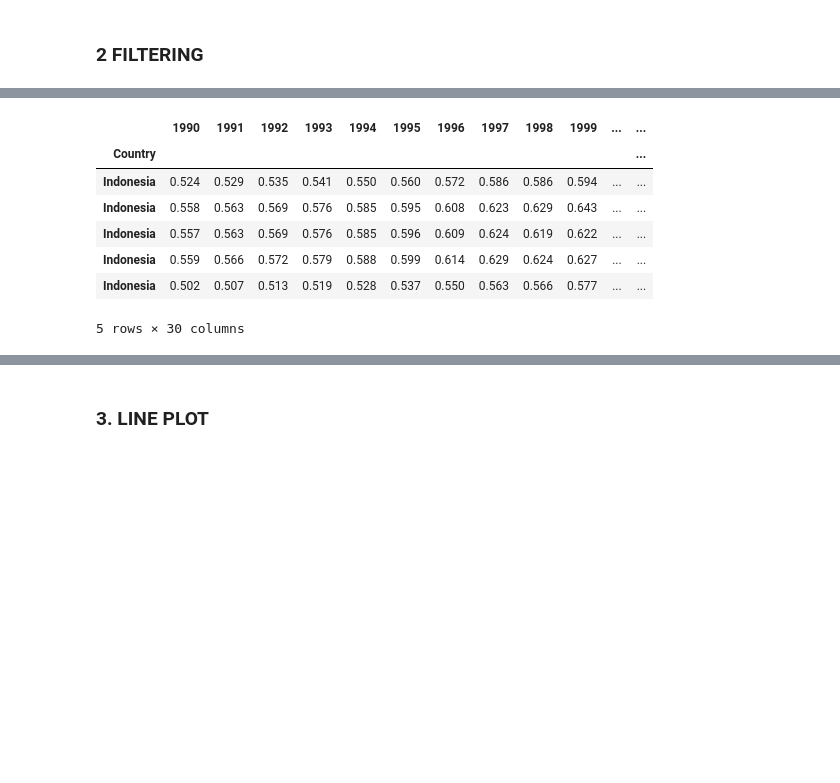
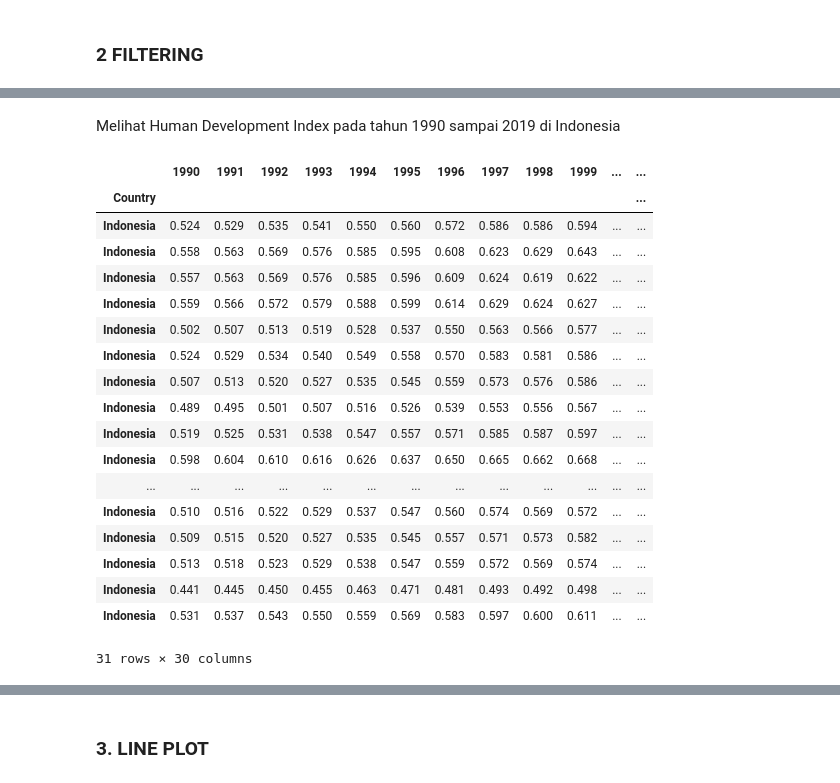
Before and after one commit to AbdulHafidh-AI/ProyekVisdat, a Jupyter notebook: HumanDevelopmentIndex.ipynb, the cells around one changed output, grey strips where cells are left out. Cells and saved outputs as stored; diff of their text form; code cells hidden in the pictures; blank space fills up the shorter version.

```diff
--- a/HumanDevelopmentIndex.ipynb
+++ b/HumanDevelopmentIndex.ipynb
@@ -229,12 +211,24 @@ sampleNational.head()
+# %% [markdown]
+Melihat Human Development Index pada tahun 1990 sampai 2019 di Indonesia
 # %%
-National = sampleNational.loc[['Indonesia'], years]
-National.head()
+sampleNational.loc['Indonesia', years]
 # %% [output]
 |  | 1990 | 1991 | 1992 | 1993 | 1994 | 1995 | 1996 | 1997 | 1998 | 1999 | ... | ... |
 | Country |  |  |  |  |  |  |  |  |  |  |  | ... |
 | Indonesia | 0.524 | 0.529 | 0.535 | 0.541 | 0.550 | 0.560 | 0.572 | 0.586 | 0.586 | 0.594 | ... | ... |
 | Indonesia | 0.558 | 0.563 | 0.569 | 0.576 | 0.585 | 0.595 | 0.608 | 0.623 | 0.629 | 0.643 | ... | ... |
 | Indonesia | 0.557 | 0.563 | 0.569 | 0.576 | 0.585 | 0.596 | 0.609 | 0.624 | 0.619 | 0.622 | ... | ... |
 | Indonesia | 0.559 | 0.566 | 0.572 | 0.579 | 0.588 | 0.599 | 0.614 | 0.629 | 0.624 | 0.627 | ... | ... |
 | Indonesia | 0.502 | 0.507 | 0.513 | 0.519 | 0.528 | 0.537 | 0.550 | 0.563 | 0.566 | 0.577 | ... | ... |
+| Indonesia | 0.524 | 0.529 | 0.534 | 0.540 | 0.549 | 0.558 | 0.570 | 0.583 | 0.581 | 0.586 | ... | ... |
+| Indonesia | 0.507 | 0.513 | 0.520 | 0.527 | 0.535 | 0.545 | 0.559 | 0.573 | 0.576 | 0.586 | ... | ... |
+| Indonesia | 0.489 | 0.495 | 0.501 | 0.507 | 0.516 | 0.526 | 0.539 | 0.553 | 0.556 | 0.567 | ... | ... |
+| Indonesia | 0.519 | 0.525 | 0.531 | 0.538 | 0.547 | 0.557 | 0.571 | 0.585 | 0.587 | 0.597 | ... | ... |
+| Indonesia | 0.598 | 0.604 | 0.610 | 0.616 | 0.626 | 0.637 | 0.650 | 0.665 | 0.662 | 0.668 | ... | ... |
+| ... | ... | ... | ... | ... | ... | ... | ... | ... | ... | ... | ... | ... |
+| Indonesia | 0.510 | 0.516 | 0.522 | 0.529 | 0.537 | 0.547 | 0.560 | 0.574 | 0.569 | 0.572 | ... | ... |
+| Indonesia | 0.509 | 0.515 | 0.520 | 0.527 | 0.535 | 0.545 | 0.557 | 0.571 | 0.573 | 0.582 | ... | ... |
+| Indonesia | 0.513 | 0.518 | 0.523 | 0.529 | 0.538 | 0.547 | 0.559 | 0.572 | 0.569 | 0.574 | ... | ... |
+| Indonesia | 0.441 | 0.445 | 0.450 | 0.455 | 0.463 | 0.471 | 0.481 | 0.493 | 0.492 | 0.498 | ... | ... |
+| Indonesia | 0.531 | 0.537 | 0.543 | 0.550 | 0.559 | 0.569 | 0.583 | 0.597 | 0.600 | 0.611 | ... | ... |
-5 rows × 30 columns
+31 rows × 30 columns
```
Also changed, not shown: parts of 7 cells of this notebook.
